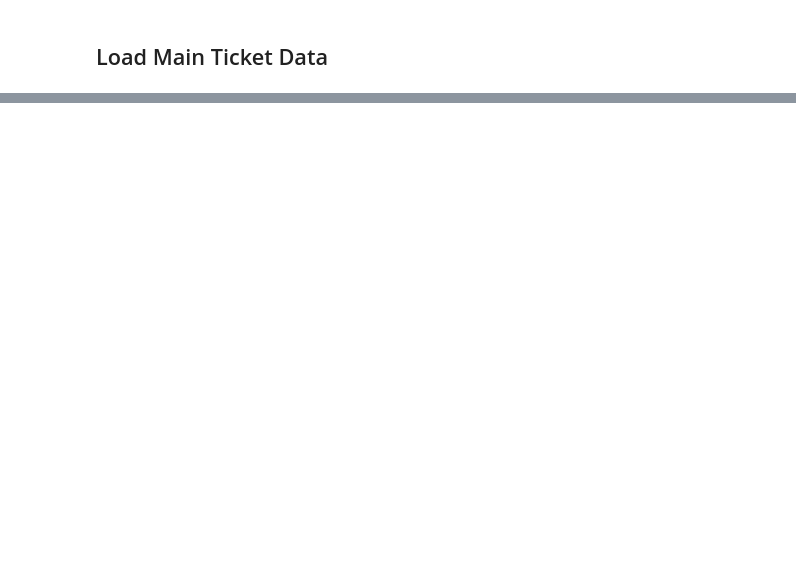
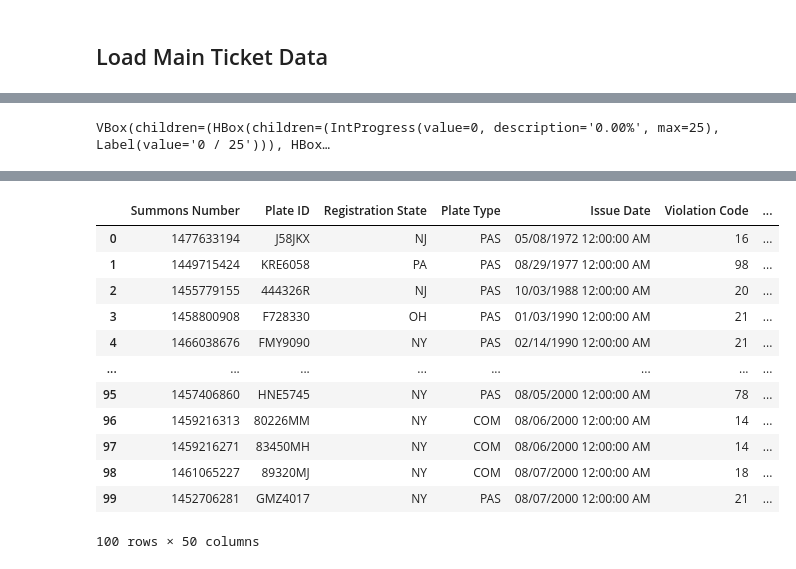
Before and after one commit to stuartong/streetsofnyc, a Jupyter notebook: Data Cleaning - Tickets.ipynb, the cells around one changed output, grey strips where cells are left out. Saved outputs shown, nothing was run; the diff lists cells and outputs as text; code cells hidden in the pictures; blank space fills up the shorter version.

```diff
--- a/Data Cleaning - Tickets.ipynb
+++ b/Data Cleaning - Tickets.ipynb
@@ -17,0 +250,27 @@ ticket19 = feather.read_dataframe('ticket_2019.feather')
+# %%
+def get_objectid(house,street):
+    query=str('''
+        SELECT OBJECTID FROM LION
+        WHERE StreetCode={0}
+        AND c_lowadd<={1}
+        AND c_highadd>={1}
+        ''').format(street,house)
+    result = pd.read_sql_query(query,con)
+    return result['OBJECTID'].values.tolist()
+
+def func(x):
+    house=x['House Number Clean']
+    street=x['Street1LU']
+    query=str('''
+        SELECT OBJECTID FROM LION
+        WHERE StreetCode={0}
+        AND c_lowadd<={1}
+        AND c_highadd>={1}
+        ''').format(street,house)
+    result = pd.read_sql_query(query,con)
+    return result['OBJECTID'].values.tolist()
+# %%
+test_big=ticket20_clean.head(1000).copy()
+test_small=ticket20_clean.head(100).copy()
+test_tiny=ticket20_clean.head(10).copy()
+test_large=ticket20_clean.head(10000).copy()
@@ -17,0 +290,5 @@ ticket19 = feather.read_dataframe('ticket_2019.feather')
+# %%
+%%timeit
+
+test_small['try1']=[get_objectid(x,y) for x,y in zip(test_small['House Number Clean'],test_small['Street1LU'])]
+test_small
@@ -17,0 +321,7 @@ ticket19 = feather.read_dataframe('ticket_2019.feather')
+# %%
+%%time
+
+test_small['try2']=test_small.parallel_apply(func,axis=1)
+test_small
+# %% [output]
+VBox(children=(HBox(children=(IntProgress(value=0, description='0.00%', max=25), Label(value='0 / 25'))), HBox…
@@ -17,0 +330,13 @@ ticket19 = feather.read_dataframe('ticket_2019.feather')
+|  | Summons Number | Plate ID | Registration State | Plate Type | Issue Date | Violation Code | ... |
+| 0 | 1477633194 | J58JKX | NJ | PAS | 05/08/1972 12:00:00 AM | 16 | ... |
+| 1 | 1449715424 | KRE6058 | PA | PAS | 08/29/1977 12:00:00 AM | 98 | ... |
+| 2 | 1455779155 | 444326R | NJ | PAS | 10/03/1988 12:00:00 AM | 20 | ... |
+| 3 | 1458800908 | F728330 | OH | PAS | 01/03/1990 12:00:00 AM | 21 | ... |
+| 4 | 1466038676 | FMY9090 | NY | PAS | 02/14/1990 12:00:00 AM | 21 | ... |
+| ... | ... | ... | ... | ... | ... | ... | ... |
+| 95 | 1457406860 | HNE5745 | NY | PAS | 08/05/2000 12:00:00 AM | 78 | ... |
+| 96 | 1459216313 | 80226MM | NY | COM | 08/06/2000 12:00:00 AM | 14 | ... |
+| 97 | 1459216271 | 83450MH | NY | COM | 08/06/2000 12:00:00 AM | 14 | ... |
+| 98 | 1461065227 | 89320MJ | NY | COM | 08/07/2000 12:00:00 AM | 18 | ... |
+| 99 | 1452706281 | GMZ4017 | NY | PAS | 08/07/2000 12:00:00 AM | 21 | ... |
+100 rows × 50 columns
```
Also changed, not shown: parts of 64 cells of this notebook.
